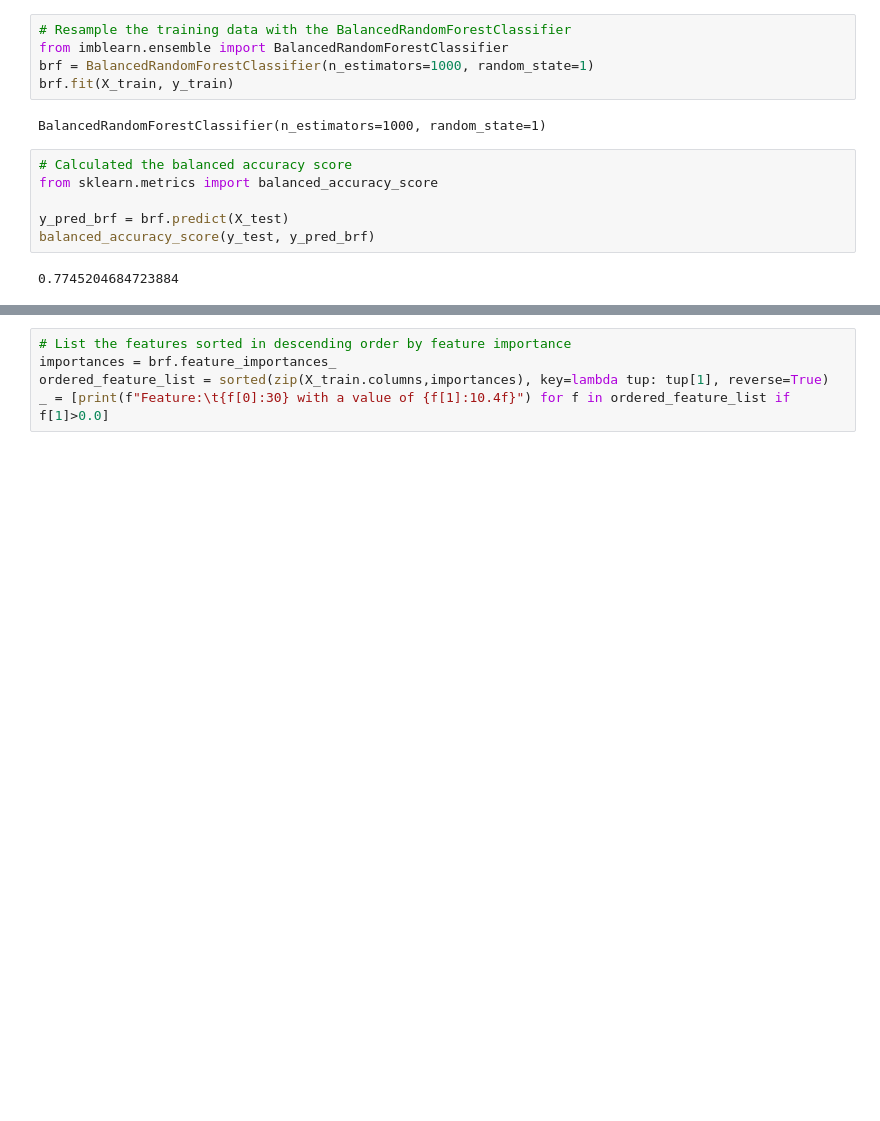
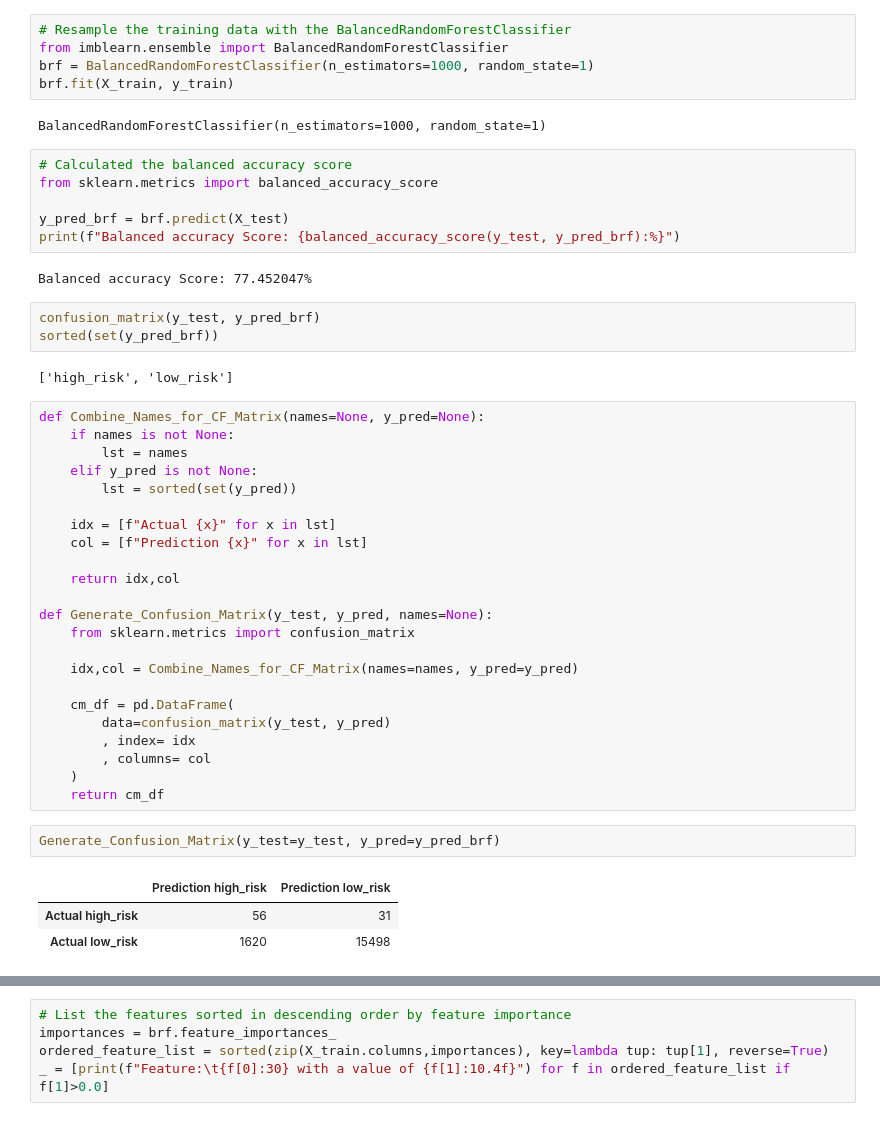
Before and after one commit to etholpalmer/Classification-of-Risk-with-ML, a Jupyter notebook: credit_risk_ensemble.ipynb, the cells around one changed output, grey strips where cells are left out. Saved outputs shown, nothing was run; the diff lists cells and outputs as text; blank space fills up the shorter version.

```diff
--- a/credit_risk_ensemble.ipynb
+++ b/credit_risk_ensemble.ipynb
@@ -136,9 +136,43 @@ BalancedRandomForestClassifier(n_estimators=1000, random_state=1)
 from sklearn.metrics import balanced_accuracy_score
 
 y_pred_brf = brf.predict(X_test)
-balanced_accuracy_score(y_test, y_pred_brf)
+print(f"Balanced accuracy Score: {balanced_accuracy_score(y_test, y_pred_brf):%}")
 # %% [output]
-0.7745204684723884
+Balanced accuracy Score: 77.452047%
+# %%
+confusion_matrix(y_test, y_pred_brf)
+sorted(set(y_pred_brf))
+# %% [output]
+['high_risk', 'low_risk']
+# %%
+def Combine_Names_for_CF_Matrix(names=None, y_pred=None):
+    if names is not None:
+        lst = names
+    elif y_pred is not None:
+        lst = sorted(set(y_pred))
+
+    idx = [f"Actual {x}" for x in lst]
+    col = [f"Prediction {x}" for x in lst]
+
+    return idx,col
+
+def Generate_Confusion_Matrix(y_test, y_pred, names=None):
+    from sklearn.metrics import confusion_matrix
+
+    idx,col = Combine_Names_for_CF_Matrix(names=names, y_pred=y_pred)
+
+    cm_df = pd.DataFrame(
+        data=confusion_matrix(y_test, y_pred)
+        , index= idx
+        , columns= col
+    )
+    return cm_df
+# %%
+Generate_Confusion_Matrix(y_test=y_test, y_pred=y_pred_brf)
+# %% [output]
+|  | Prediction high_risk | Prediction low_risk |
+| Actual high_risk | 56 | 31 |
+| Actual low_risk | 1620 | 15498 |
 # %%
 # Display the confusion matrix
 from sklearn.metrics import confusion_matrix
```
Also changed, not shown: parts of 8 cells of this notebook.
